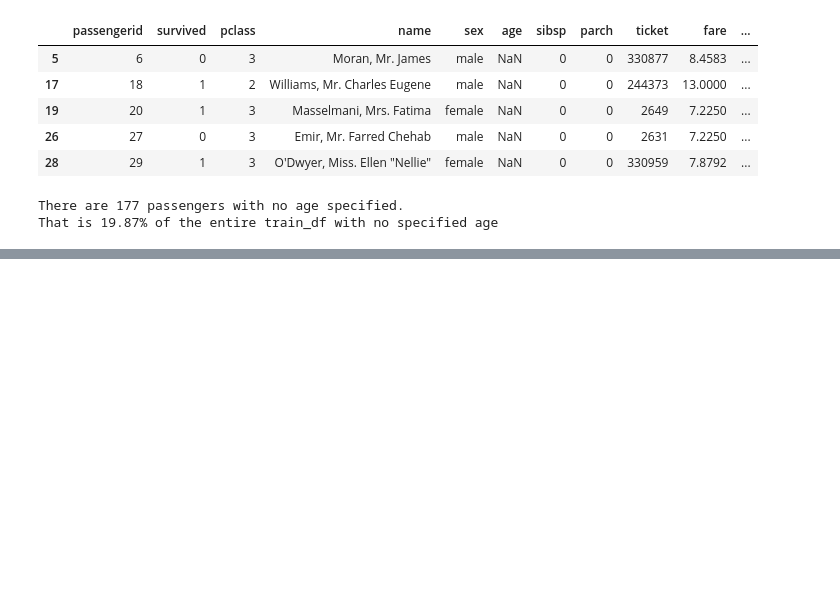
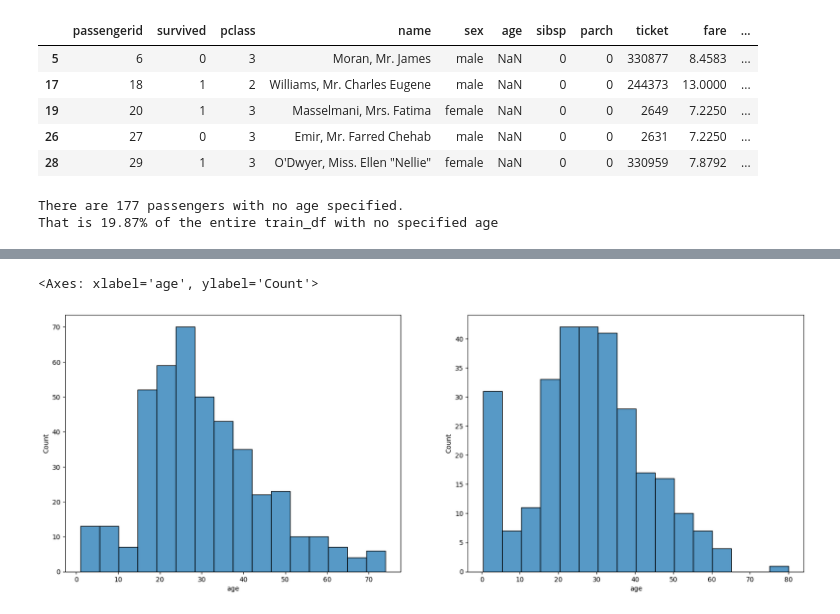
Before and after one commit to RuizLorenzoChavez/practical-ML, a Jupyter notebook: titanic.ipynb, the cells around one changed output, grey strips where cells are left out. Cells and saved outputs as stored; diff of their text form; code cells hidden in the pictures; blank space fills up the shorter version.

```diff
--- a/titanic.ipynb
+++ b/titanic.ipynb
@@ -124,0 +159,16 @@ def cabin_solution(df):
+# %%
+dead = train_df.query("survived == 0")
+alive = train_df.query("survived == 1")
+
+fig, axs = plt.subplots(1,2, figsize=(20,7))
+
+sns.histplot(data=dead,
+             x="age",
+             ax=axs[0])
+
+sns.histplot(data=alive,
+             x="age",
+             ax=axs[1])
+# %% [output]
+<Axes: xlabel='age', ylabel='Count'>
+[figure, added]
```
Also changed, not shown: parts of 6 cells of this notebook.
